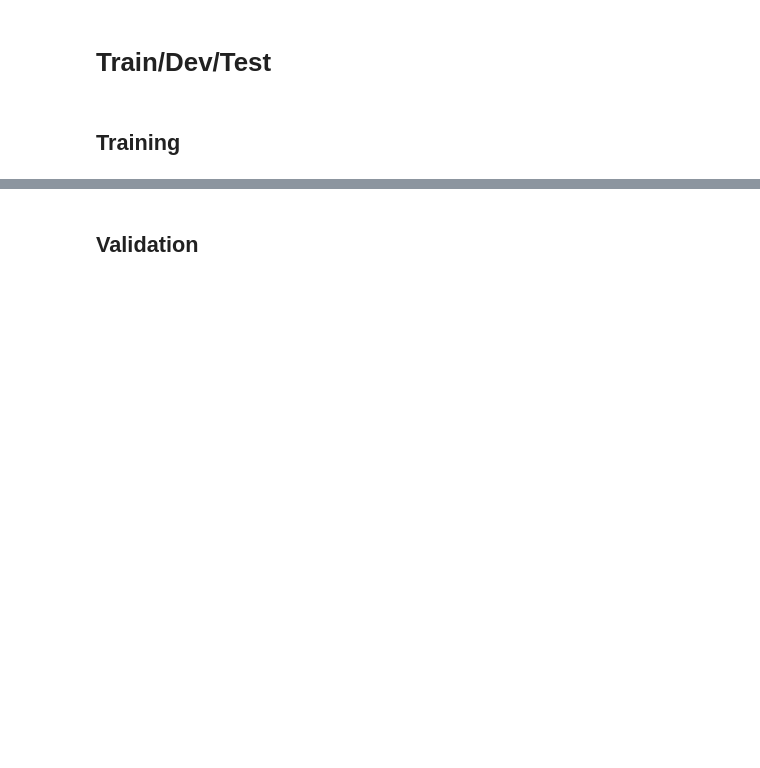
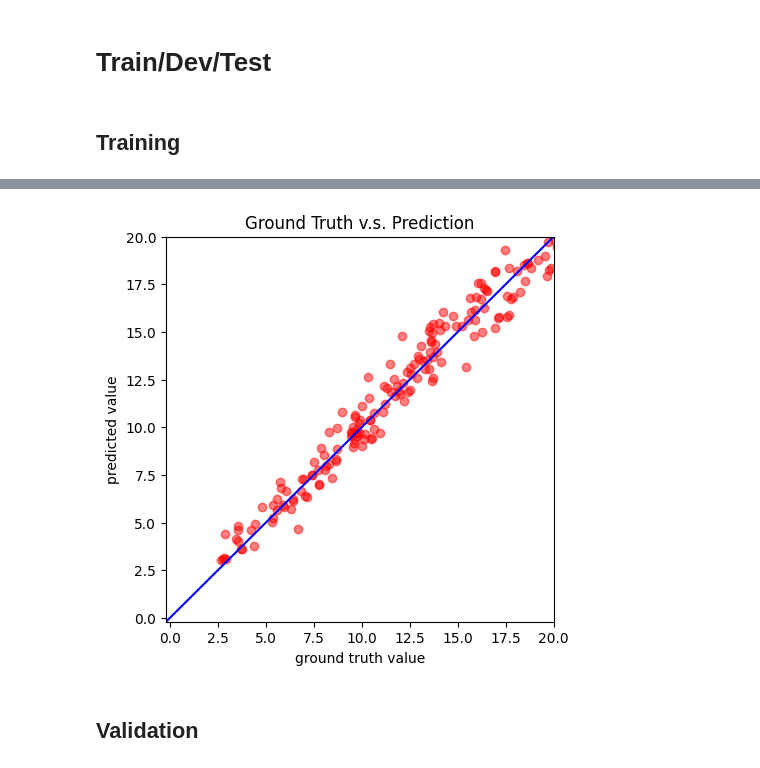
Before and after one commit to suannaibanmaipian/machine_study_homework, a Jupyter notebook: HW01/HW01.ipynb, the cells around one changed output, grey strips where cells are left out. Drawn from its saved outputs; the diff is of its cells as text; code cells hidden in the pictures; blank space fills up the shorter version.

```diff
--- a/HW01/HW01.ipynb
+++ b/HW01/HW01.ipynb
@@ -208,28 +208,28 @@ The DNN consists of 2 fully-connected layers with ReLU activation.
 This module also included a function `cal_loss` for calculating loss.
 # %%
 class NeuralNet(nn.Module):
-    ''' A simple fully-connected deep neural network '''
+    ''' A simple fully-connected deep neural network for regression '''
     def __init__(self, input_dim):
         super(NeuralNet, self).__init__()
 
-        # Define your neural network here
-        # TODO: How to modify this model to achieve better performance?
+        # 模型结构：输入层→128维→64维→输出层（适配42维输入）
         self.net = nn.Sequential(
-            nn.Linear(input_dim, 64),
-            nn.ReLU(),
-            nn.Linear(64, 1)
+            nn.Linear(input_dim, 128),  # 输入层（42维）→隐藏层1（128维）
+            nn.ReLU(),                  # 激活函数（增加非线性）
+            nn.Linear(128, 64),         # 隐藏层1→隐藏层2（64维）
+            nn.ReLU(),                  # 激活函数
+            nn.Linear(64, 1)            # 隐藏层2→输出层（1维，回归任务）
         )
 
-        # Mean squared error loss
+        # 损失函数：均方误差（MSE，回归任务常用）
         self.criterion = nn.MSELoss(reduction='mean')
 
     def forward(self, x):
-        ''' Given input of size (batch_size x input_dim), compute output of the network '''
-        return self.net(x).squeeze(1)
+        ''' 前向传播：输入数据→模型输出 '''
+        return self.net(x).squeeze(1)  # 压缩维度，确保输出形状和标签匹配
 
     def cal_loss(self, pred, target):
-        ''' Calculate loss '''
-        # TODO: you may implement L1/L2 regularization here
+        ''' 计算损失 '''
         return self.criterion(pred, target)
 # %% [markdown]
 # **Train/Dev/Test**
@@ -283,3 +309,12 @@ def train(tr_set, dv_set, model, config, device):
+# %%
+# 加载训练中保存的最优模型（之前保存在config['save_path']路径下）
+best_model = NeuralNet(tr_set.dataset.dim).to(device)
+best_model.load_state_dict(torch.load(config['save_path'], map_location=device))
+
+# 绘制验证集上“真实值vs预测值”的散点图
+plot_pred(dv_set, best_model, device, lim=20.0)  # lim=3.0：限定坐标轴范围（适配阳性率的常见范围）
+# %% [output]
+[figure, added]
 # %% [markdown]
 ## **Validation**
 # %%
```
Also changed, not shown: parts of 4 cells of this notebook.
